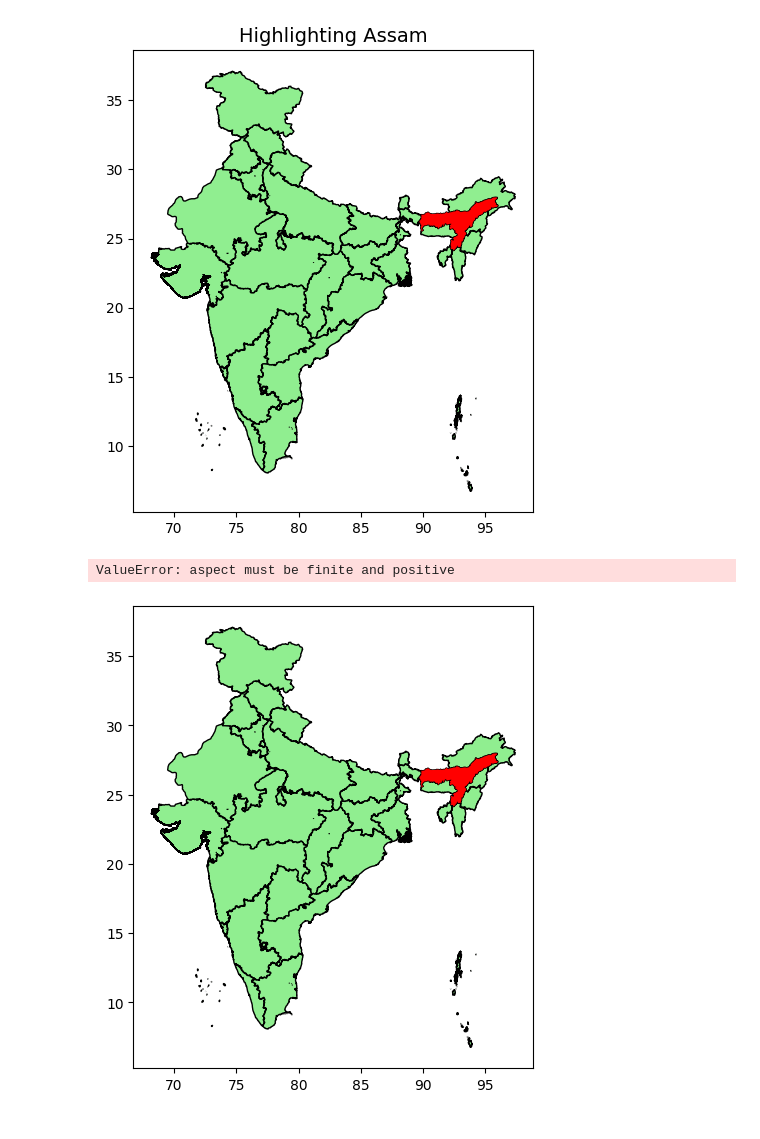
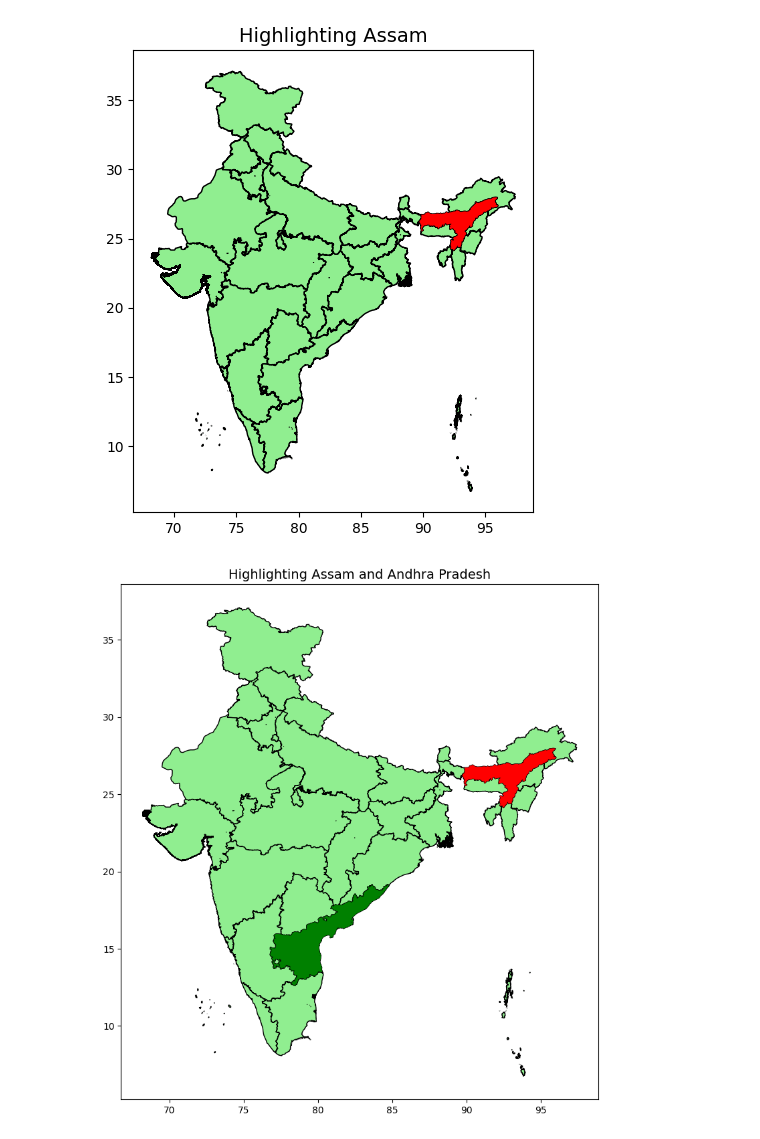
Before and after one commit to HimanshuHeda/Advance_Python, a Jupyter notebook: Geospatial_geopandas.ipynb, the cells around one changed output. Drawn from its saved outputs; the diff is of its cells as text; code cells hidden in the pictures.

```diff
--- a/Geospatial_geopandas.ipynb
+++ b/Geospatial_geopandas.ipynb
@@ -96,23 +96,22 @@ Text(0.5, 1.0, 'Highlighting Assam')
 # %%
 import geopandas as gpd
 import matplotlib.pyplot as plt
 
 # Strip any leading or trailing whitespace from the state names
-india["st_nm"] = india["st_nm"].str.strip().str.upper()
+india["st_nm"] = india["st_nm"].str.strip()
 
 # Select the states
 state = india[india["st_nm"] == "ASSAM"]
 state1 = india[india["st_nm"] == "ANDHRA PRADESH"]
 
 # Plot the map
 ax = india.plot(color="lightgreen", edgecolor="black", figsize=(15, 10))
 
 # Highlight the selected states
 state.plot(ax=ax, color="red")
 state1.plot(ax=ax, color="green")
 
 plt.title("Highlighting Assam and Andhra Pradesh", fontsize=14)
 plt.show()
 # %% [output]
-ValueError: aspect must be finite and positive
-[figure, old version]
+[figure, new version]
```
Also changed, not shown: parts of 1 cell of this notebook, 3 other files.
